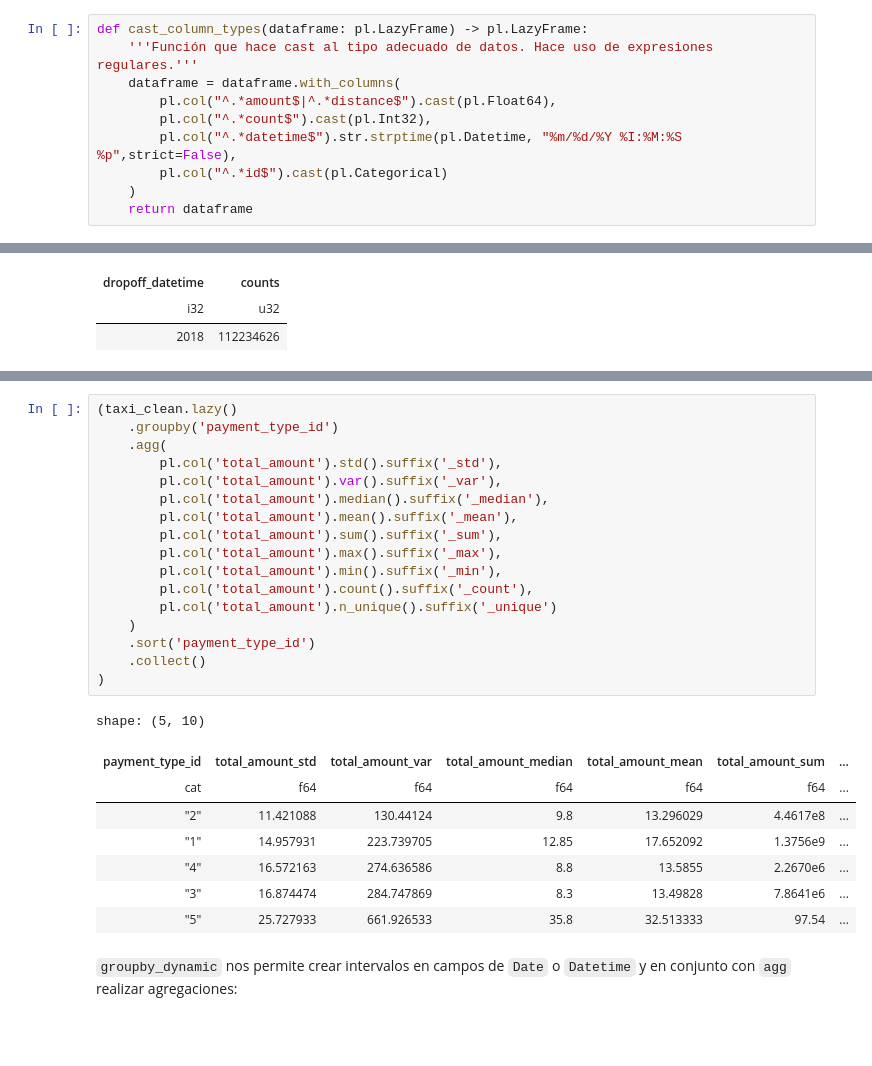
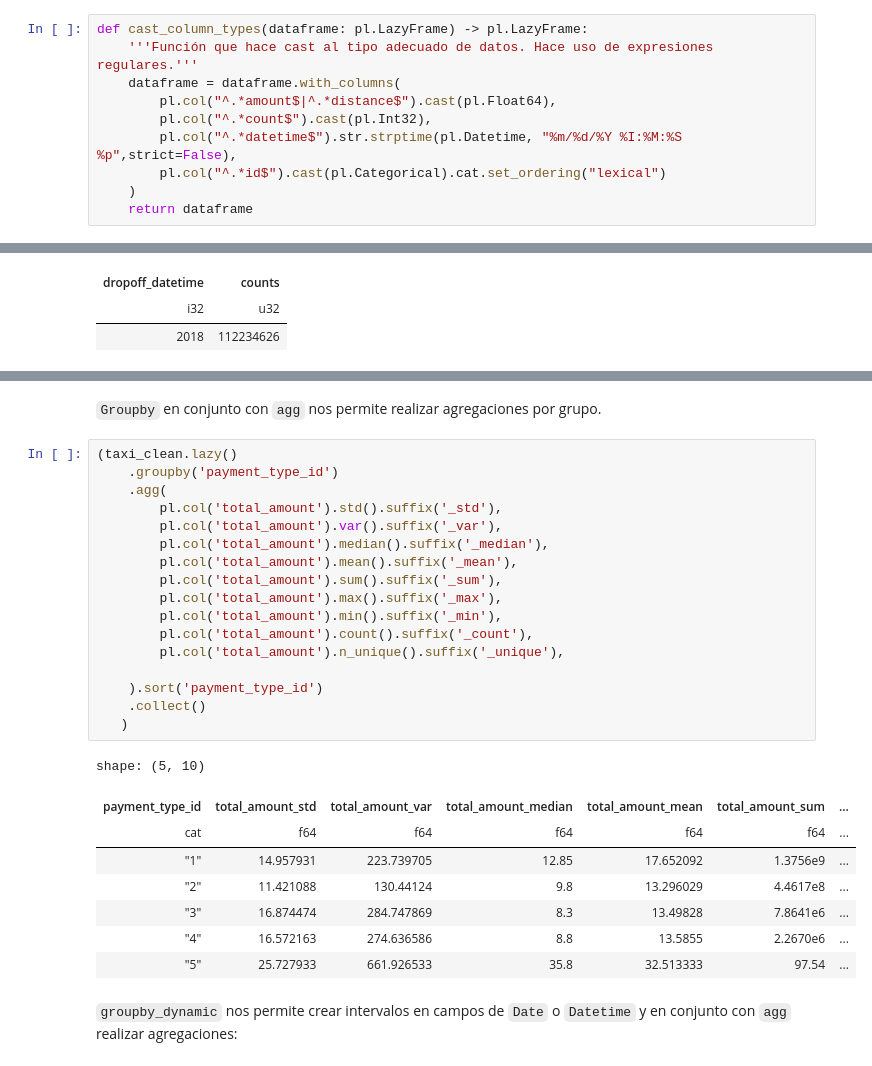
Before and after one commit to gmbmx/zophia-polars, a Jupyter notebook: notebooks/04_polars_analytics.ipynb, the cells around one changed output, grey strips where cells are left out. Drawn from its saved outputs; the diff is of its cells as text; blank space fills up the shorter version.

```diff
--- a/notebooks/04_polars_analytics.ipynb
+++ b/notebooks/04_polars_analytics.ipynb
@@ -51,6 +54,6 @@ def cast_column_types(dataframe: pl.LazyFrame) -> pl.LazyFrame:
         pl.col("^.*amount$|^.*distance$").cast(pl.Float64),
         pl.col("^.*count$").cast(pl.Int32),
         pl.col("^.*datetime$").str.strptime(pl.Datetime, "%m/%d/%Y %I:%M:%S %p",strict=False),
-        pl.col("^.*id$").cast(pl.Categorical)
+        pl.col("^.*id$").cast(pl.Categorical).cat.set_ordering("lexical")
     )
     return dataframe
@@ -187,31 +194,33 @@ shape: (1, 2)
 ### Group By y agregaciones
 
 ![Group By](../img/groupby.png)
+# %% [markdown]
+`Groupby` en conjunto con `agg` nos permite realizar agregaciones por grupo.
 # %%
 (taxi_clean.lazy()
     .groupby('payment_type_id')
     .agg(
         pl.col('total_amount').std().suffix('_std'),
         pl.col('total_amount').var().suffix('_var'),
         pl.col('total_amount').median().suffix('_median'),
         pl.col('total_amount').mean().suffix('_mean'),
         pl.col('total_amount').sum().suffix('_sum'),
         pl.col('total_amount').max().suffix('_max'),
         pl.col('total_amount').min().suffix('_min'),
         pl.col('total_amount').count().suffix('_count'),
-        pl.col('total_amount').n_unique().suffix('_unique')
-    )
-    .sort('payment_type_id')
+        pl.col('total_amount').n_unique().suffix('_unique'),
+
+    ).sort('payment_type_id')
     .collect()
-)
+   )
 # %% [output]
 shape: (5, 10)
 | payment_type_id | total_amount_std | total_amount_var | total_amount_median | total_amount_mean | total_amount_sum | ... |
 | cat | f64 | f64 | f64 | f64 | f64 | ... |
+| "1" | 14.957931 | 223.739705 | 12.85 | 17.652092 | 1.3756e9 | ... |
 | "2" | 11.421088 | 130.44124 | 9.8 | 13.296029 | 4.4617e8 | ... |
-| "1" | 14.957931 | 223.739705 | 12.85 | 17.652092 | 1.3756e9 | ... |
+| "3" | 16.874474 | 284.747869 | 8.3 | 13.49828 | 7.8641e6 | ... |
 | "4" | 16.572163 | 274.636586 | 8.8 | 13.5855 | 2.2670e6 | ... |
-| "3" | 16.874474 | 284.747869 | 8.3 | 13.49828 | 7.8641e6 | ... |
 | "5" | 25.727933 | 661.926533 | 35.8 | 32.513333 | 97.54 | ... |
 # %% [markdown]
 `groupby_dynamic` nos permite crear intervalos en campos de `Date` o `Datetime` y en conjunto con `agg` realizar agregaciones:
```
Also changed, not shown: parts of 22 cells of this notebook.
